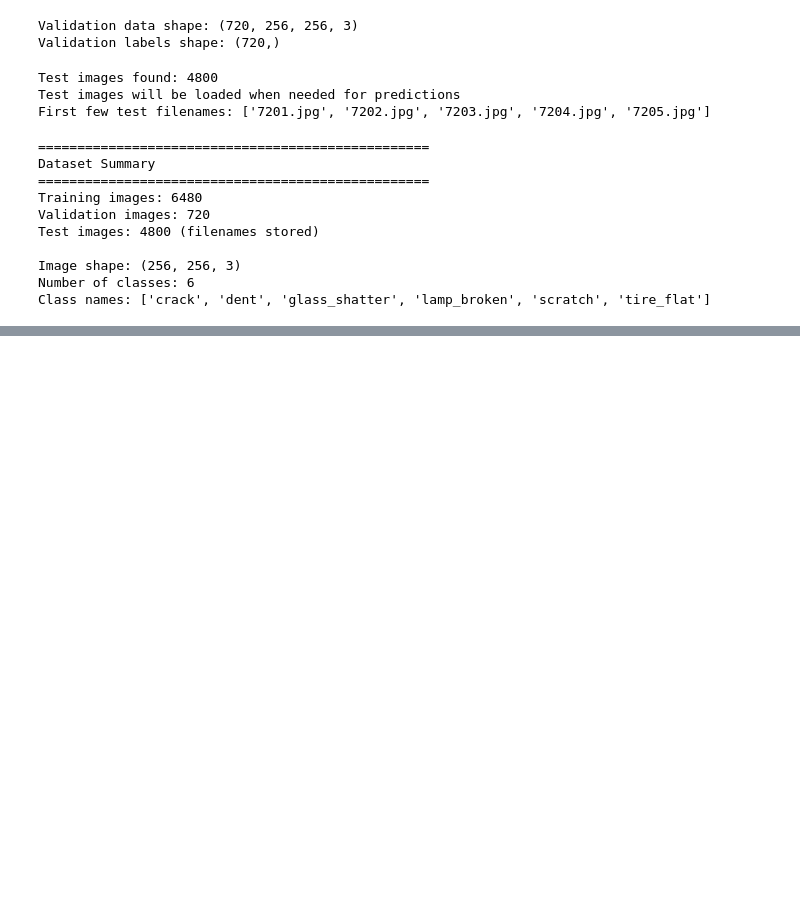
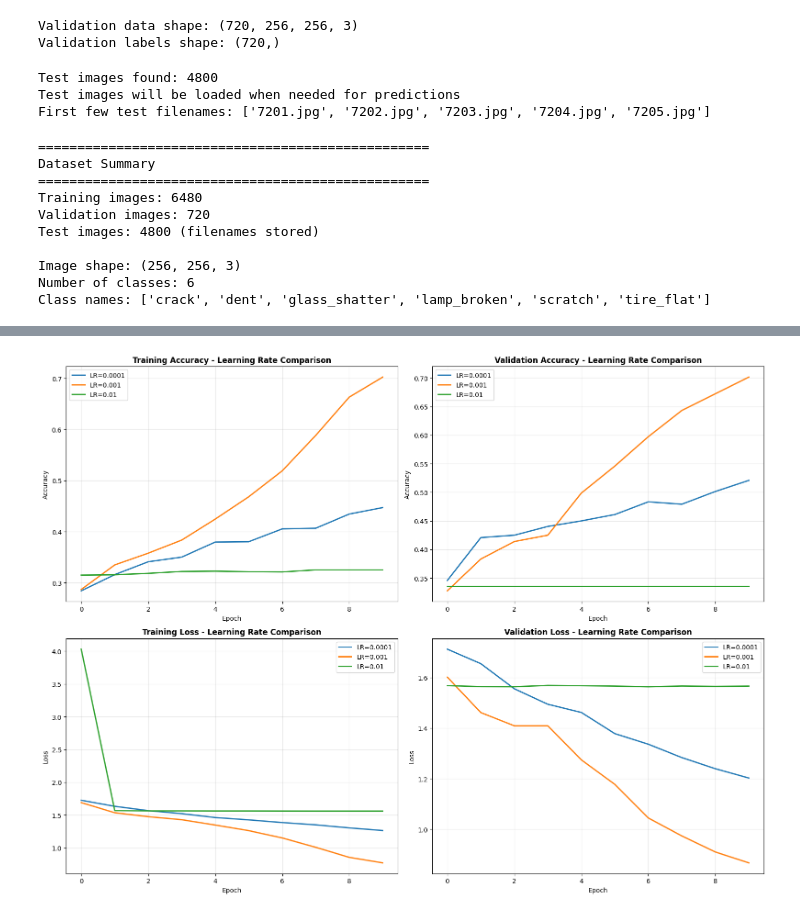
Before and after one commit to dannywu1101/AIFinalProject, a Jupyter notebook: Component2.ipynb, the cells around one changed output, grey strips where cells are left out. Cells and saved outputs as stored; diff of their text form; code cells hidden in the pictures; blank space fills up the shorter version.

```diff
--- a/Component2.ipynb
+++ b/Component2.ipynb
@@ -328,0 +1513,64 @@ Class names: ['crack', 'dent', 'glass_shatter', 'lamp_broken', 'scratch', 'tire_
+# %%
+# Visualize comparison of all learning rate models
+fig, axes = plt.subplots(2, 2, figsize=(16, 12))
+
+# Training accuracy comparison
+axes[0, 0].set_title('Training Accuracy - Learning Rate Comparison', fontsize=12, fontweight='bold')
+for lr in learning_rates:
+    axes[0, 0].plot(lr_histories[lr].history['accuracy'], label=f'LR={lr}', linewidth=2)
+axes[0, 0].set_xlabel('Epoch')
+axes[0, 0].set_ylabel('Accuracy')
+axes[0, 0].legend()
+axes[0, 0].grid(True, alpha=0.3)
+
+# Validation accuracy comparison
+axes[0, 1].set_title('Validation Accuracy - Learning Rate Comparison', fontsize=12, fontweight='bold')
+for lr in learning_rates:
+    axes[0, 1].plot(lr_histories[lr].history['val_accuracy'], label=f'LR={lr}', linewidth=2)
+axes[0, 1].set_xlabel('Epoch')
+axes[0, 1].set_ylabel('Accuracy')
+axes[0, 1].legend()
+axes[0, 1].grid(True, alpha=0.3)
+
+# Training loss comparison
+axes[1, 0].set_title('Training Loss - Learning Rate Comparison', fontsize=12, fontweight='bold')
+for lr in learning_rates:
+    axes[1, 0].plot(lr_histories[lr].history['loss'], label=f'LR={lr}', linewidth=2)
+axes[1, 0].set_xlabel('Epoch')
+axes[1, 0].set_ylabel('Loss')
+axes[1, 0].legend()
+axes[1, 0].grid(True, alpha=0.3)
+
+# Validation loss comparison
+axes[1, 1].set_title('Validation Loss - Learning Rate Comparison', fontsize=12, fontweight='bold')
+for lr in learning_rates:
+    axes[1, 1].plot(lr_histories[lr].history['val_loss'], label=f'LR={lr}', linewidth=2)
+axes[1, 1].set_xlabel('Epoch')
+axes[1, 1].set_ylabel('Loss')
+axes[1, 1].legend()
+axes[1, 1].grid(True, alpha=0.3)
+
+plt.tight_layout()
+plt.show()
+
+# Summary comparison
+print("\n" + "="*60)
+print("Learning Rate Models - Final Performance Comparison")
+print("="*60)
+for lr in learning_rates:
+    train_acc = lr_histories[lr].history['accuracy'][-1]
+    val_acc = lr_histories[lr].history['val_accuracy'][-1]
+    gap = train_acc - val_acc
+    print(f"LR {lr}:")
+    print(f"  Training Accuracy: {train_acc:.4f}")
+    print(f"  Validation Accuracy: {val_acc:.4f}")
+    print(f"  Gap: {gap:.4f}")
+    print()
+
+# Find best learning rate
+best_lr_model = max(learning_rates, key=lambda lr: lr_histories[lr].history['val_accuracy'][-1])
+best_lr_val_acc = lr_histories[best_lr_model].history['val_accuracy'][-1]
+print(f"Best Learning Rate: {best_lr_model} (Validation Accuracy: {best_lr_val_acc:.4f})")
+print("="*60)
+# %% [output]
+[figure, added]
```
Also changed, not shown: parts of 40 cells of this notebook.
